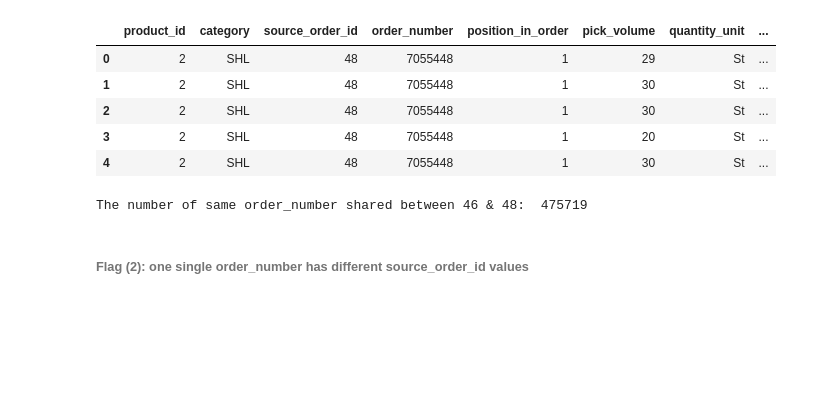
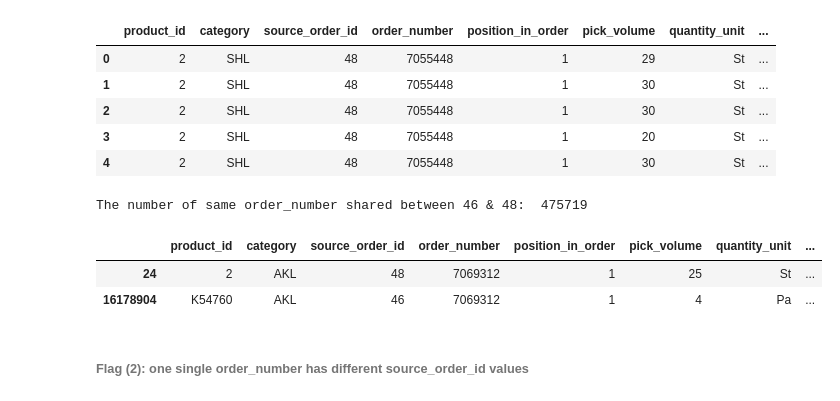
Before and after one commit to aleksandarkling/OBETAWarehousingAnalyticsProject, a Jupyter notebook: Step 1 - Preparing Data/pick_data.ipynb, the cells around one changed output. Drawn from its saved outputs; the diff is of its cells as text; code cells hidden in the pictures; blank space fills up the shorter version.

```diff
--- a/Step 1 - Preparing Data/pick_data.ipynb
+++ b/Step 1 - Preparing Data/pick_data.ipynb
@@ -808,6 +808,12 @@ common_source_order_order_number = set(order_source_set_48).intersection(order_s
 print("The number of same order_number shared between 46 & 48: ", len(common_source_order_order_number))
 # %% [output]
 The number of same order_number shared between 46 & 48:  475719
+# %%
+pick_data[(pick_data["flag_2"]==1) & (pick_data["order_number"] == "7069312")]
+# %% [output]
+|  | product_id | category | source_order_id | order_number | position_in_order | pick_volume | quantity_unit | ... |
+| 24 | 2 | AKL | 48 | 7069312 | 1 | 25 | St | ... |
+| 16178904 | K54760 | AKL | 46 | 7069312 | 1 | 4 | Pa | ... |
 # %% [markdown]
 ###### Flag (2): one single order_number has different source_order_id values
 # %%
```
Also changed, not shown: parts of 4 cells of this notebook.
